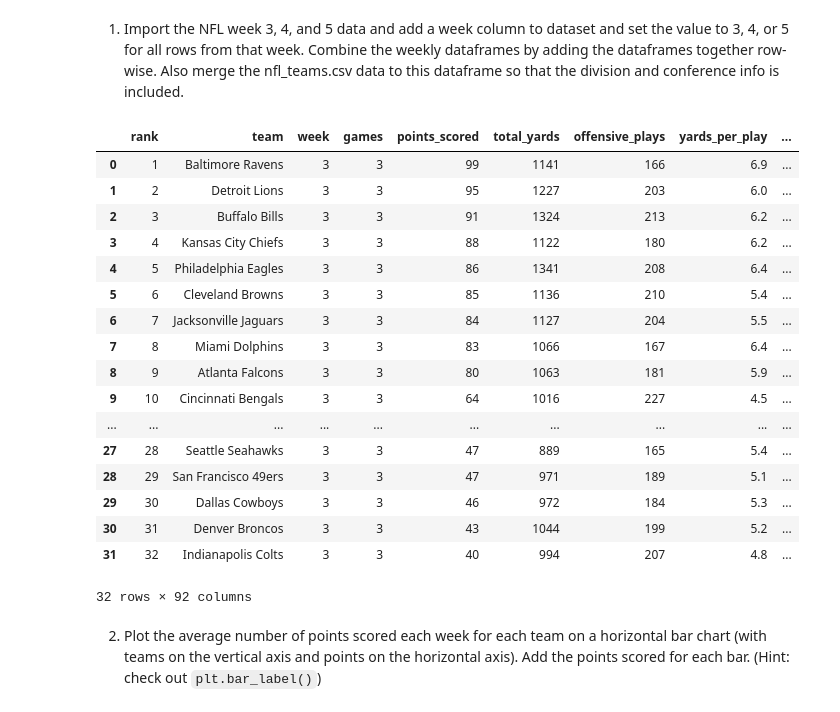
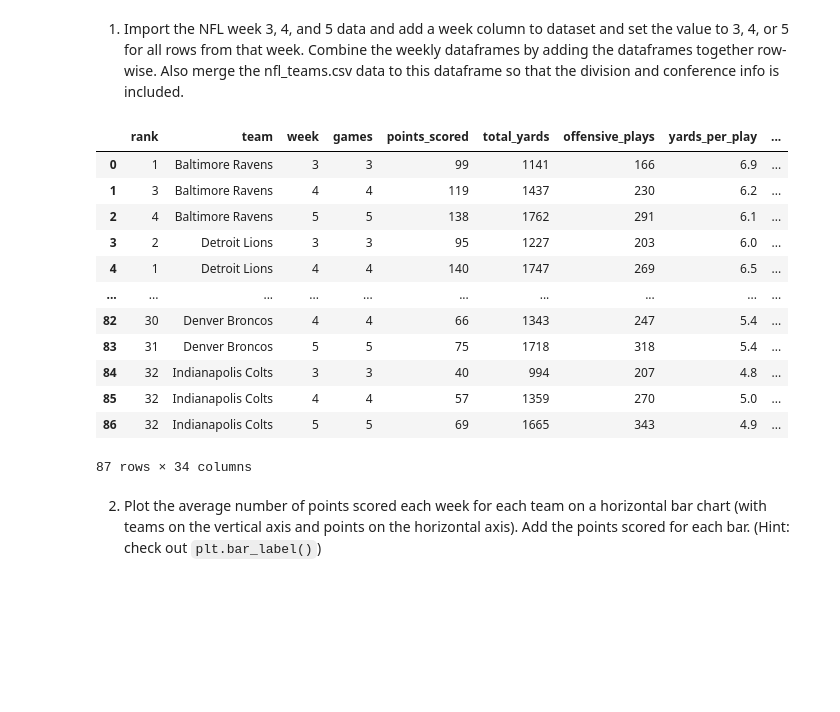
Before and after one commit to kayleeodom/cis277-fa22-Lab5, a Jupyter notebook: Lab5.ipynb, the cells around one changed output. Cells and saved outputs as stored; diff of their text form; code cells hidden in the pictures; blank space fills up the shorter version.

```diff
--- a/Lab5.ipynb
+++ b/Lab5.ipynb
@@ -16,33 +16,27 @@ df_teams = pd.read_csv("nfl_teams.csv")
 # %%
 df3.insert(loc=2,column='week',value=3)
 df4.insert(loc=2, column='week',value=4)
 df5.insert(loc=2,column='week',value=5)
 
-week_files = [df3, df4, df5, df_teams]
-answer = pd.concat(week_files)
-answer
+week_files = [df3, df4, df5]
+df = pd.concat(week_files)
+df
 
-dataframe2 = pd.concat([df3,df4,df5,df_teams], axis=1)
-dataframe2
+df.merge(df_teams,left_on="team", right_on="Name")
 # %% [output]
 |  | rank | team | week | games | points_scored | total_yards | offensive_plays | yards_per_play | ... |
 | 0 | 1 | Baltimore Ravens | 3 | 3 | 99 | 1141 | 166 | 6.9 | ... |
-| 1 | 2 | Detroit Lions | 3 | 3 | 95 | 1227 | 203 | 6.0 | ... |
-| 2 | 3 | Buffalo Bills | 3 | 3 | 91 | 1324 | 213 | 6.2 | ... |
-| 3 | 4 | Kansas City Chiefs | 3 | 3 | 88 | 1122 | 180 | 6.2 | ... |
-| 4 | 5 | Philadelphia Eagles | 3 | 3 | 86 | 1341 | 208 | 6.4 | ... |
-| 5 | 6 | Cleveland Browns | 3 | 3 | 85 | 1136 | 210 | 5.4 | ... |
-| 6 | 7 | Jacksonville Jaguars | 3 | 3 | 84 | 1127 | 204 | 5.5 | ... |
-| 7 | 8 | Miami Dolphins | 3 | 3 | 83 | 1066 | 167 | 6.4 | ... |
-| 8 | 9 | Atlanta Falcons | 3 | 3 | 80 | 1063 | 181 | 5.9 | ... |
-| 9 | 10 | Cincinnati Bengals | 3 | 3 | 64 | 1016 | 227 | 4.5 | ... |
+| 1 | 3 | Baltimore Ravens | 4 | 4 | 119 | 1437 | 230 | 6.2 | ... |
+| 2 | 4 | Baltimore Ravens | 5 | 5 | 138 | 1762 | 291 | 6.1 | ... |
+| 3 | 2 | Detroit Lions | 3 | 3 | 95 | 1227 | 203 | 6.0 | ... |
+| 4 | 1 | Detroit Lions | 4 | 4 | 140 | 1747 | 269 | 6.5 | ... |
 | ... | ... | ... | ... | ... | ... | ... | ... | ... | ... |
-| 27 | 28 | Seattle Seahawks | 3 | 3 | 47 | 889 | 165 | 5.4 | ... |
-| 28 | 29 | San Francisco 49ers | 3 | 3 | 47 | 971 | 189 | 5.1 | ... |
-| 29 | 30 | Dallas Cowboys | 3 | 3 | 46 | 972 | 184 | 5.3 | ... |
-| 30 | 31 | Denver Broncos | 3 | 3 | 43 | 1044 | 199 | 5.2 | ... |
-| 31 | 32 | Indianapolis Colts | 3 | 3 | 40 | 994 | 207 | 4.8 | ... |
+| 82 | 30 | Denver Broncos | 4 | 4 | 66 | 1343 | 247 | 5.4 | ... |
+| 83 | 31 | Denver Broncos | 5 | 5 | 75 | 1718 | 318 | 5.4 | ... |
+| 84 | 32 | Indianapolis Colts | 3 | 3 | 40 | 994 | 207 | 4.8 | ... |
+| 85 | 32 | Indianapolis Colts | 4 | 4 | 57 | 1359 | 270 | 5.0 | ... |
+| 86 | 32 | Indianapolis Colts | 5 | 5 | 69 | 1665 | 343 | 4.9 | ... |
-32 rows × 92 columns
+87 rows × 34 columns
 # %% [markdown]
 2. Plot the average number of points scored each week for each team on a horizontal bar chart (with teams on the vertical axis and points on the horizontal axis). Add the points scored for each bar. (Hint: check out `plt.bar_label()`)
 # %%
```
Also changed, not shown: parts of 3 cells of this notebook, 1 other file.
